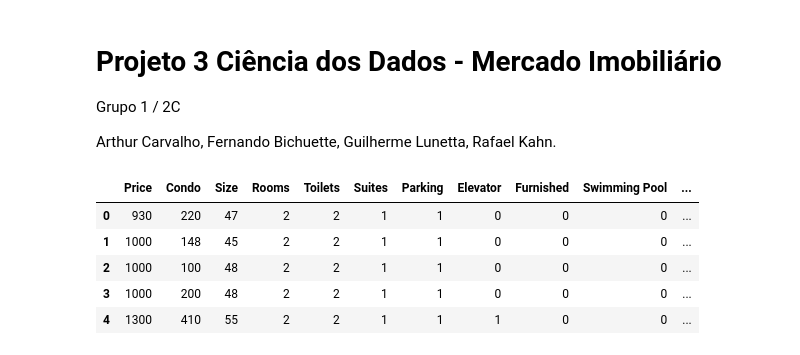
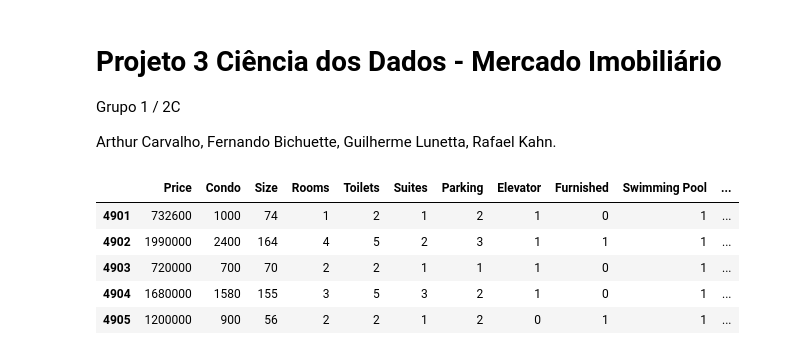
Before and after one commit to arthurfc12/Projeto3CDados, a Jupyter notebook: pr3.ipynb, the cells around one changed output. Saved outputs shown, nothing was run; the diff lists cells and outputs as text; code cells hidden in the pictures.

```diff
--- a/pr3.ipynb
+++ b/pr3.ipynb
@@ -23,16 +25,17 @@ RANDOM_SEED = 69
 # %%
 #Abrindo a base de dados
 
 data = pd.read_csv("sao-paulo-properties-april-2019.csv")
 data.drop(data.columns[[15, 14]], axis=1, inplace=True)
-data.head(5)
+data = data[data['Negotiation Type'] == 'sale']
+data.head()
 # %% [output]
 |  | Price | Condo | Size | Rooms | Toilets | Suites | Parking | Elevator | Furnished | Swimming Pool | ... |
-| 0 | 930 | 220 | 47 | 2 | 2 | 1 | 1 | 0 | 0 | 0 | ... |
-| 1 | 1000 | 148 | 45 | 2 | 2 | 1 | 1 | 0 | 0 | 0 | ... |
-| 2 | 1000 | 100 | 48 | 2 | 2 | 1 | 1 | 0 | 0 | 0 | ... |
-| 3 | 1000 | 200 | 48 | 2 | 2 | 1 | 1 | 0 | 0 | 0 | ... |
-| 4 | 1300 | 410 | 55 | 2 | 2 | 1 | 1 | 1 | 0 | 0 | ... |
+| 4901 | 732600 | 1000 | 74 | 1 | 2 | 1 | 2 | 1 | 0 | 1 | ... |
+| 4902 | 1990000 | 2400 | 164 | 4 | 5 | 2 | 3 | 1 | 1 | 1 | ... |
+| 4903 | 720000 | 700 | 70 | 2 | 2 | 1 | 1 | 1 | 0 | 1 | ... |
+| 4904 | 1680000 | 1580 | 155 | 3 | 5 | 3 | 2 | 1 | 0 | 1 | ... |
+| 4905 | 1200000 | 900 | 56 | 2 | 2 | 1 | 2 | 0 | 1 | 1 | ... |
 # %%
 data.describe()
 # %% [output]
```
Also changed, not shown: parts of 11 cells of this notebook.
